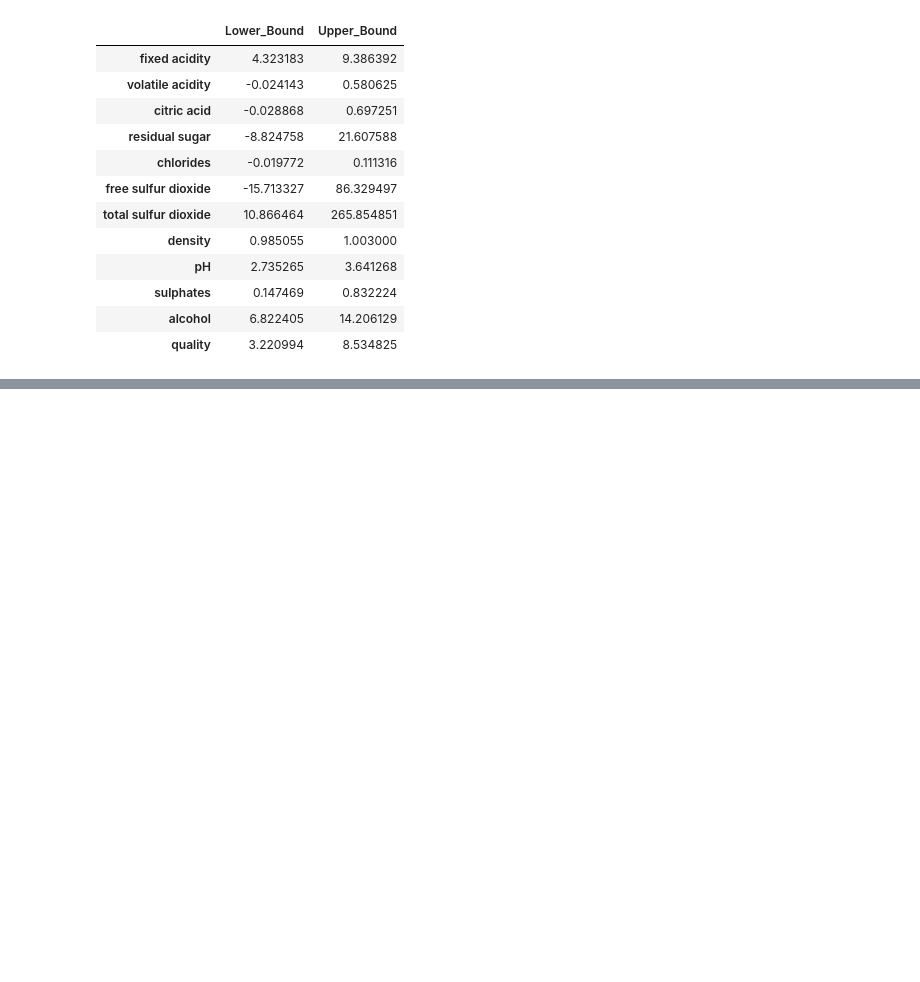
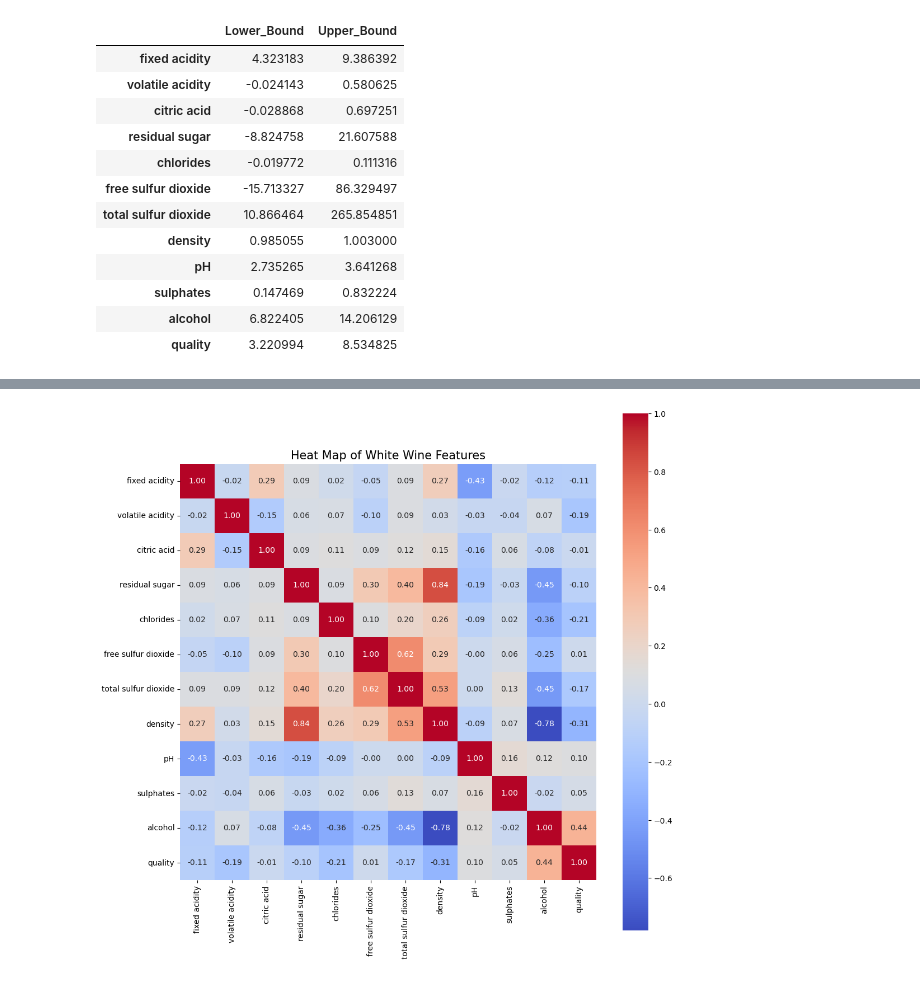
Before and after one commit to Paul-Sabin/BlueBerry-Winery, a Jupyter notebook: EDA_wine.ipynb, the cells around one changed output, grey strips where cells are left out. Drawn from its saved outputs; the diff is of its cells as text; code cells hidden in the pictures; blank space fills up the shorter version.

```diff
--- a/EDA_wine.ipynb
+++ b/EDA_wine.ipynb
@@ -661,0 +668,6 @@ display(white_wine.head())
+# %%
+white_wine = white_wine.drop('quality_label', axis=1)
+red_wine = red_wine.drop('quality_label', axis=1)
+
+display(white_wine.head())
+display(red_wine.head())
@@ -661,0 +677,10 @@ display(white_wine.head())
+# %%
+corr_matrix_white = white_wine.corr()
+# Generate a heatmap
+plt.figure(figsize=(12, 12))
+sns.heatmap(corr_matrix_white, annot=True, fmt=".2f", cmap='coolwarm', square=True)
+
+plt.title('Heat Map of White Wine Features', fontsize=15)
+plt.show()
+# %% [output]
+[figure, added]
```
Also changed, not shown: parts of 27 cells of this notebook.
